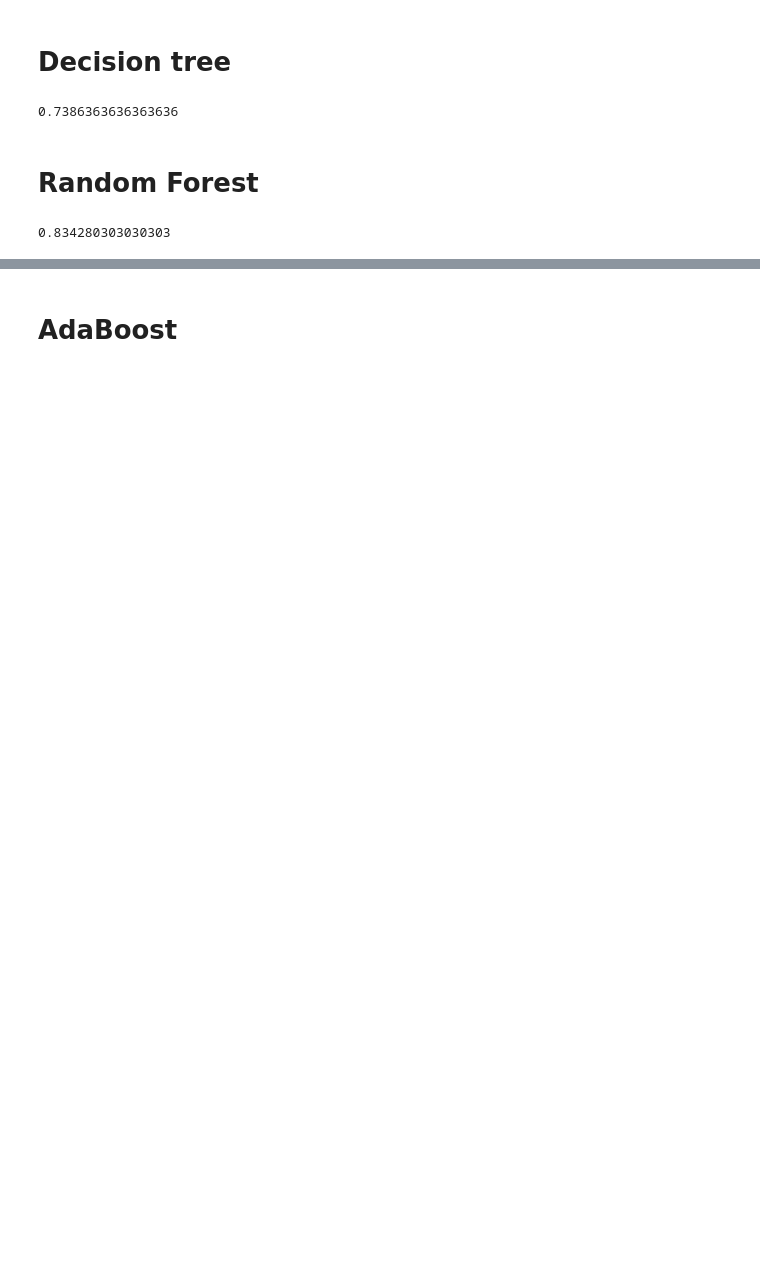
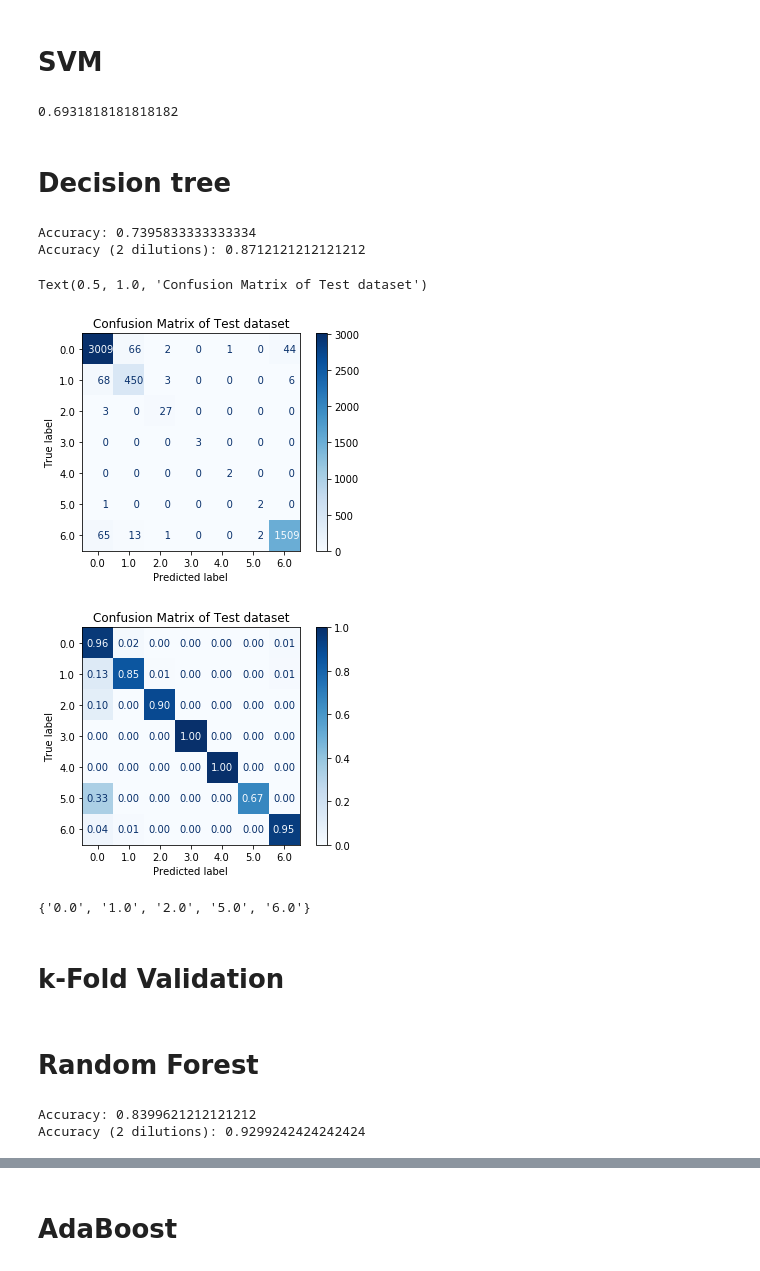
Before and after one commit to trung-hn/antibiotic-resistance-prediction, a Jupyter notebook: Trees_Classifier_TRUNG.ipynb, the cells around one changed output, grey strips where cells are left out. Drawn from its saved outputs; the diff is of its cells as text; code cells hidden in the pictures; blank space fills up the shorter version.

```diff
--- a/Trees_Classifier_TRUNG.ipynb
+++ b/Trees_Classifier_TRUNG.ipynb
@@ -43,14 +101,54 @@ X_train, X_test, y_train, y_test = train_test_split(X, y, test_size=0.2, random_
+# %% [markdown]
+# SVM
+# %%
+clf = svm.SVC()
+clf.fit(X_train, y_train)
+y_pred = clf.predict(X_test)
+# Prediction
+score = accuracy_score(y_test, y_pred)
+print(score)
+score += accuracy_score(y_test_up, y_pred)
+score += accuracy_score(y_test_down, y_pred)
+print(score)
+# %% [output]
+0.6931818181818182
 # %% [markdown]
 # Decision tree
 # %%
 clf = tree.DecisionTreeClassifier()
 clf.fit(X_train, y_train)
 y_pred = clf.predict(X_test)
-accuracy_score(y_test, y_pred)
+
+# Prediction
+score = accuracy_score(y_test, y_pred)
+print(f"Accuracy: {score}")
+
+# 2 dilutions Prediction
+score += accuracy_score(y_test_up, y_pred)
+score += accuracy_score(y_test_down, y_pred)
+print(f"Accuracy (2 dilutions): {score}")
 # %% [output]
-0.7386363636363636
+Accuracy: 0.7395833333333334
+Accuracy (2 dilutions): 0.8712121212121212
-# %%
-clf = tree.DecisionTreeRegressor()
-clf.fit(X_train, y_train)
-y_pred = clf.predict(X_test)
-accuracy_score(y_test, y_pred)
+# %%
+# Confusion matrix
+disp = plot_confusion_matrix(clf, X, y, cmap=plt.cm.Blues,normalize=None,
+                            labels="0.0 1.0 2.0 3.0 4.0 5.0 6.0".split(),
+                            values_format='6')
+disp.ax_.set_title("Confusion Matrix of Test dataset")
+# disp.confusion_matrix
+
+disp = plot_confusion_matrix(clf, X, y, cmap=plt.cm.Blues,normalize="true",
+                            labels="0.0 1.0 2.0 3.0 4.0 5.0 6.0".split(),
+                            values_format='.2f')
+disp.ax_.set_title("Confusion Matrix of Test dataset")
+# %% [output]
+Text(0.5, 1.0, 'Confusion Matrix of Test dataset')
+[figure, added]
+[figure, added]
+# %%
+set(y_test)
+# %% [output]
+{'0.0', '1.0', '2.0', '5.0', '6.0'}
+# %% [markdown]
+# k-Fold Validation
@@ -60,6 +160,15 @@ accuracy_score(y_test, y_pred)
 clf = ensemble.RandomForestClassifier(n_estimators=100, max_features="auto",random_state=0)
 clf.fit(X_train, y_train)
 y_pred = clf.predict(X_test)
-accuracy_score(y_test, y_pred)
+
+# Prediction
+score = accuracy_score(y_test, y_pred)
+print(f"Accuracy: {score}")
+
+# 2 dilutions Prediction
+score += accuracy_score(y_test_up, y_pred)
+score += accuracy_score(y_test_down, y_pred)
+print(f"Accuracy (2 dilutions): {score}")
 # %% [output]
-0.834280303030303
+Accuracy: 0.8399621212121212
+Accuracy (2 dilutions): 0.9299242424242424
```
Also changed, not shown: parts of 17 cells of this notebook.
